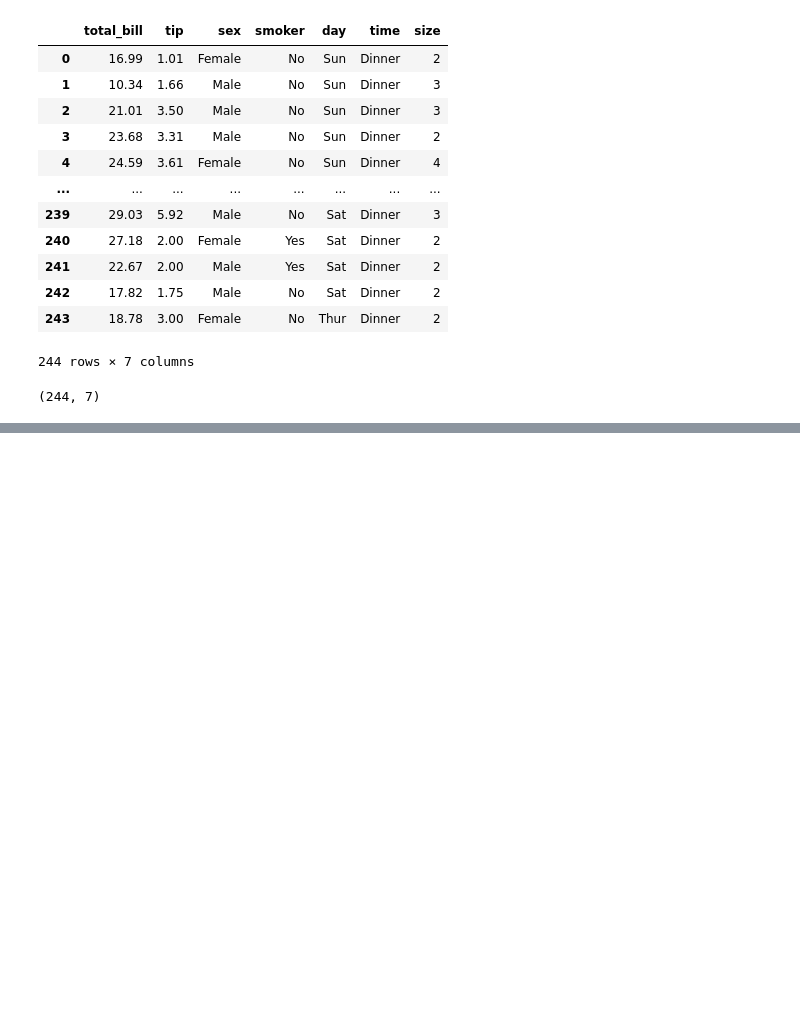
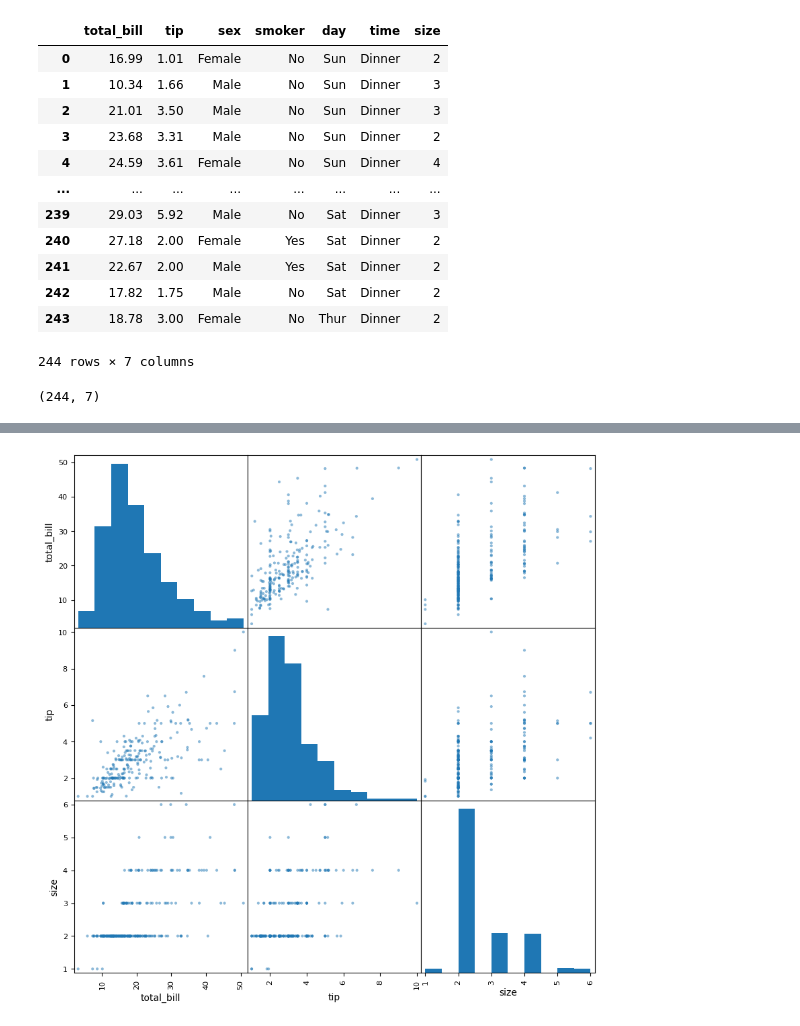
Before and after one commit to PreetiRonghe/Datascience, a Jupyter notebook: Day10_Visualization_mathplot_sea.ipynb, the cells around one changed output, grey strips where cells are left out. Saved outputs shown, nothing was run; the diff lists cells and outputs as text; code cells hidden in the pictures; blank space fills up the shorter version.

```diff
--- a/Day10_Visualization_mathplot_sea.ipynb
+++ b/Day10_Visualization_mathplot_sea.ipynb
@@ -377,0 +383,6 @@ plt.show()
+# %%
+#joinplot takes scatter plot and histogram
+pd.plotting.scatter_matrix(tips)
+plt.show()
+# %% [output]
+[figure, added]
```
Also changed, not shown: parts of 82 cells of this notebook.
